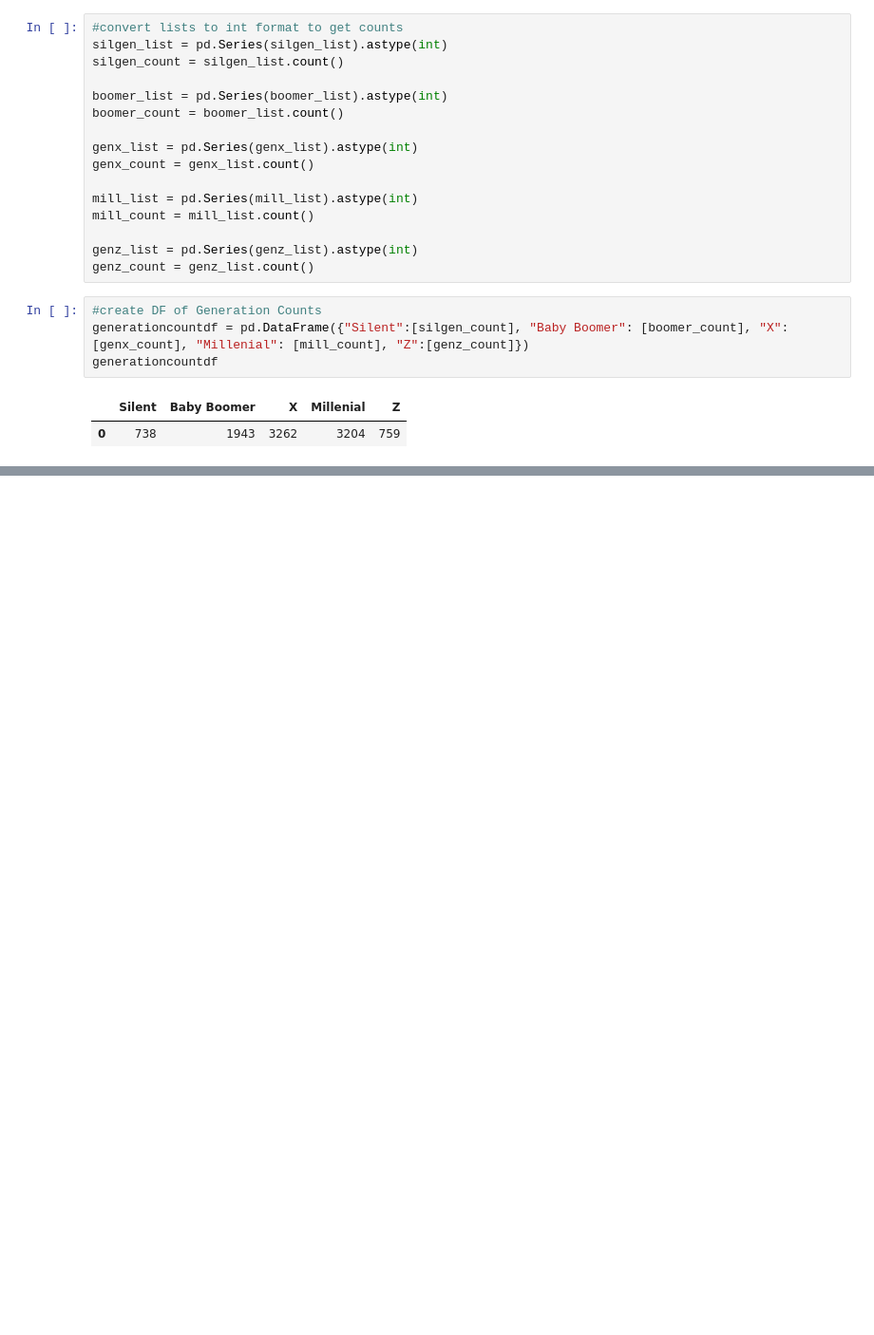
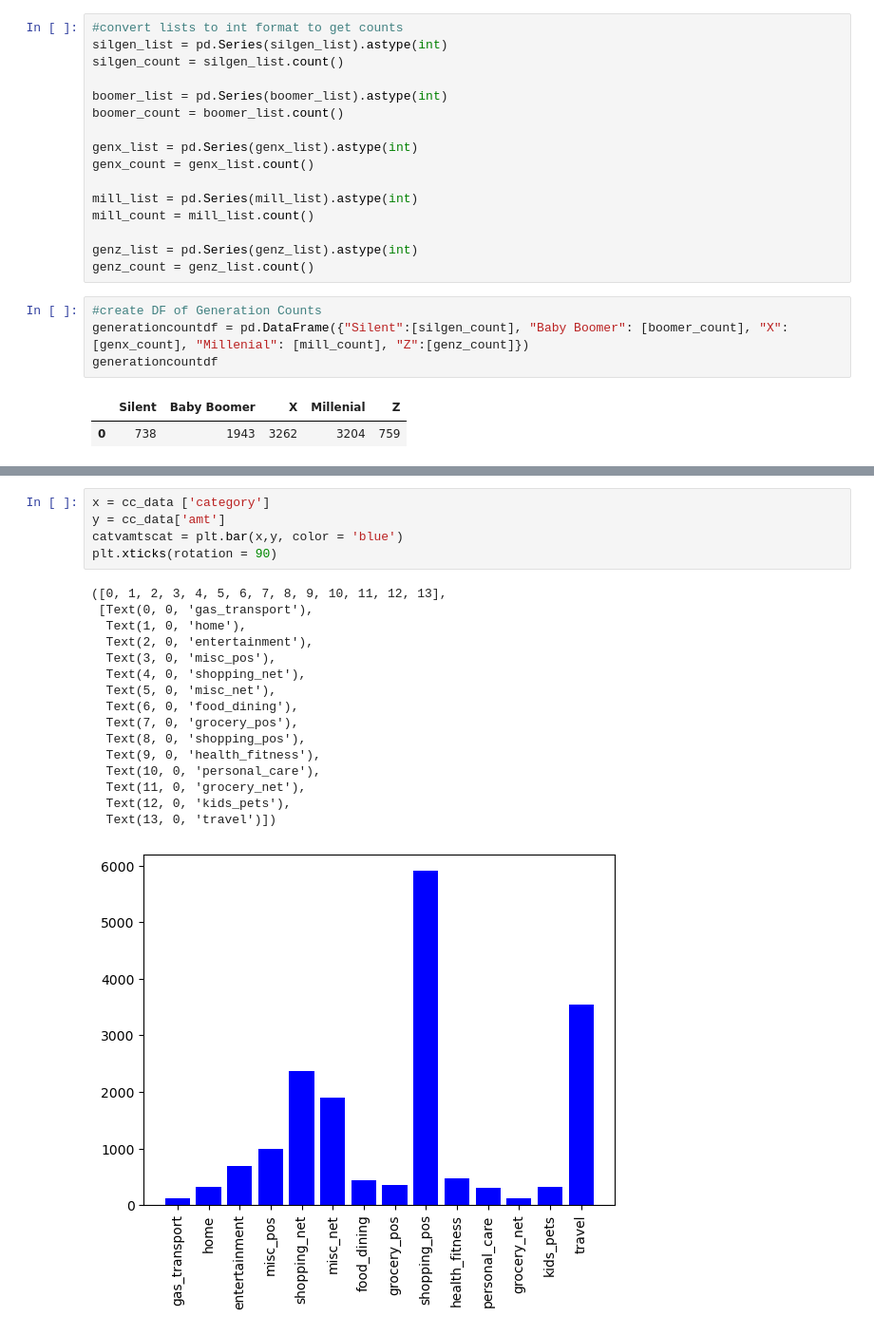
Before and after one commit to Atlkells/Project_1_Group_3, a Jupyter notebook: startercode.ipynb, the cells around one changed output, grey strips where cells are left out. Shown at 95% size. Saved outputs shown, nothing was run; the diff lists cells and outputs as text; blank space fills up the shorter version.

```diff
--- a/startercode.ipynb
+++ b/startercode.ipynb
@@ -75,0 +103,22 @@ generationbar = generationcountdf.plot.bar()
+# %%
+x = cc_data ['category']
+y = cc_data['amt']
+catvamtscat = plt.bar(x,y, color = 'blue')
+plt.xticks(rotation = 90)
+# %% [output]
+([0, 1, 2, 3, 4, 5, 6, 7, 8, 9, 10, 11, 12, 13],
+ [Text(0, 0, 'gas_transport'),
+  Text(1, 0, 'home'),
+  Text(2, 0, 'entertainment'),
+  Text(3, 0, 'misc_pos'),
+  Text(4, 0, 'shopping_net'),
+  Text(5, 0, 'misc_net'),
+  Text(6, 0, 'food_dining'),
+  Text(7, 0, 'grocery_pos'),
+  Text(8, 0, 'shopping_pos'),
+  Text(9, 0, 'health_fitness'),
+  Text(10, 0, 'personal_care'),
+  Text(11, 0, 'grocery_net'),
+  Text(12, 0, 'kids_pets'),
+  Text(13, 0, 'travel')])
+[figure, added]
```
Also changed, not shown: parts of 6 cells of this notebook.
